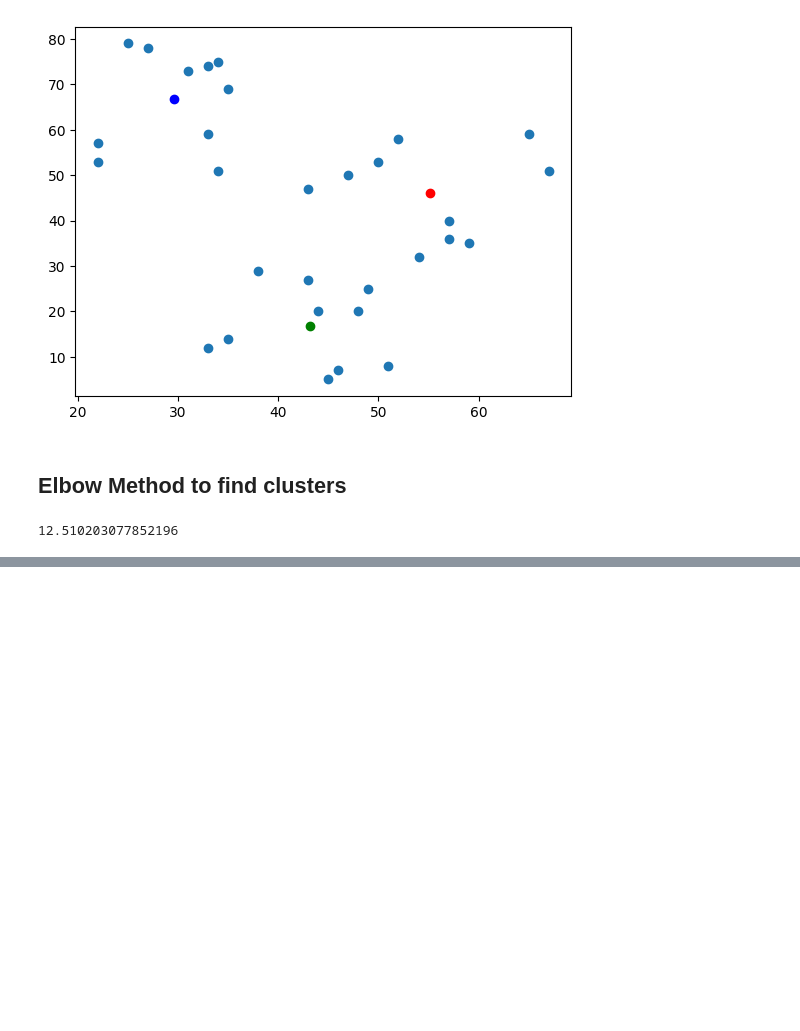
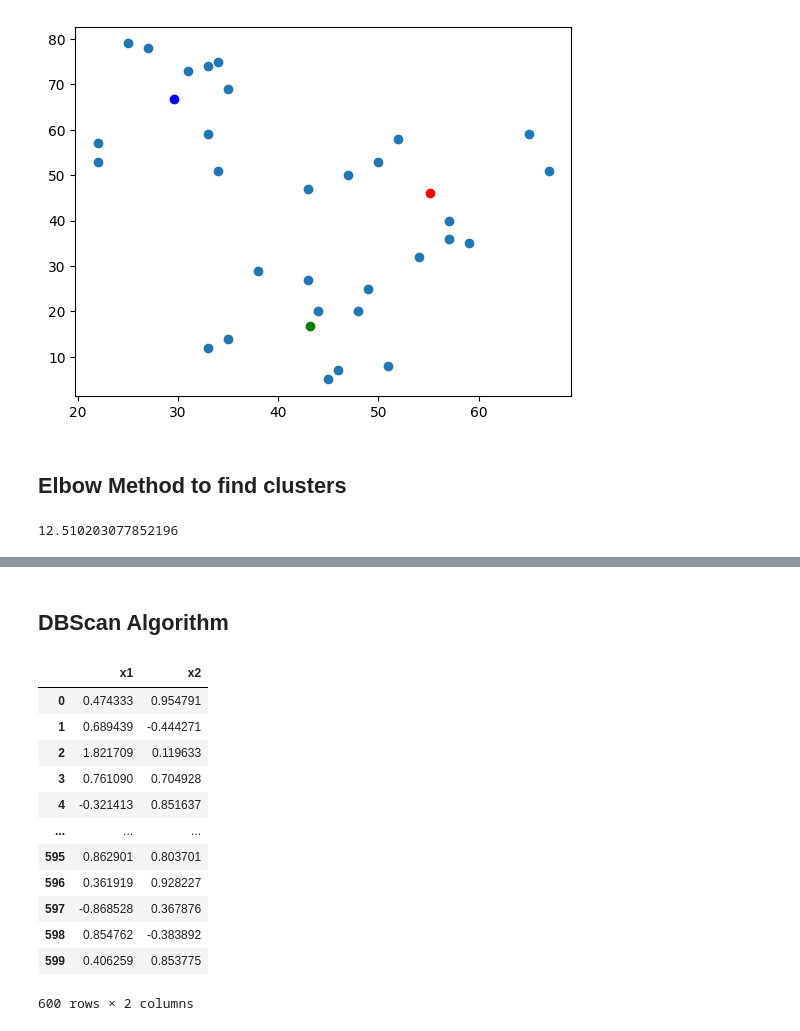
Before and after one commit to Omkar210/Statistics-and-ML, a Jupyter notebook: Day28.ipynb, the cells around one changed output, grey strips where cells are left out. Cells and saved outputs as stored; diff of their text form; code cells hidden in the pictures; blank space fills up the shorter version.

```diff
--- a/Day28.ipynb
+++ b/Day28.ipynb
@@ -175,0 +177,19 @@ plt.show()
+# %% [markdown]
+## DBScan Algorithm
+# %%
+df = pd.read_excel('CDAC_DataBook.xlsx',sheet_name='dbscan')
+df
+# %% [output]
+|  | x1 | x2 |
+| 0 | 0.474333 | 0.954791 |
+| 1 | 0.689439 | -0.444271 |
+| 2 | 1.821709 | 0.119633 |
+| 3 | 0.761090 | 0.704928 |
+| 4 | -0.321413 | 0.851637 |
+| ... | ... | ... |
+| 595 | 0.862901 | 0.803701 |
+| 596 | 0.361919 | 0.928227 |
+| 597 | -0.868528 | 0.367876 |
+| 598 | 0.854762 | -0.383892 |
+| 599 | 0.406259 | 0.853775 |
+600 rows × 2 columns
```
Also changed, not shown: parts of 5 cells of this notebook.
